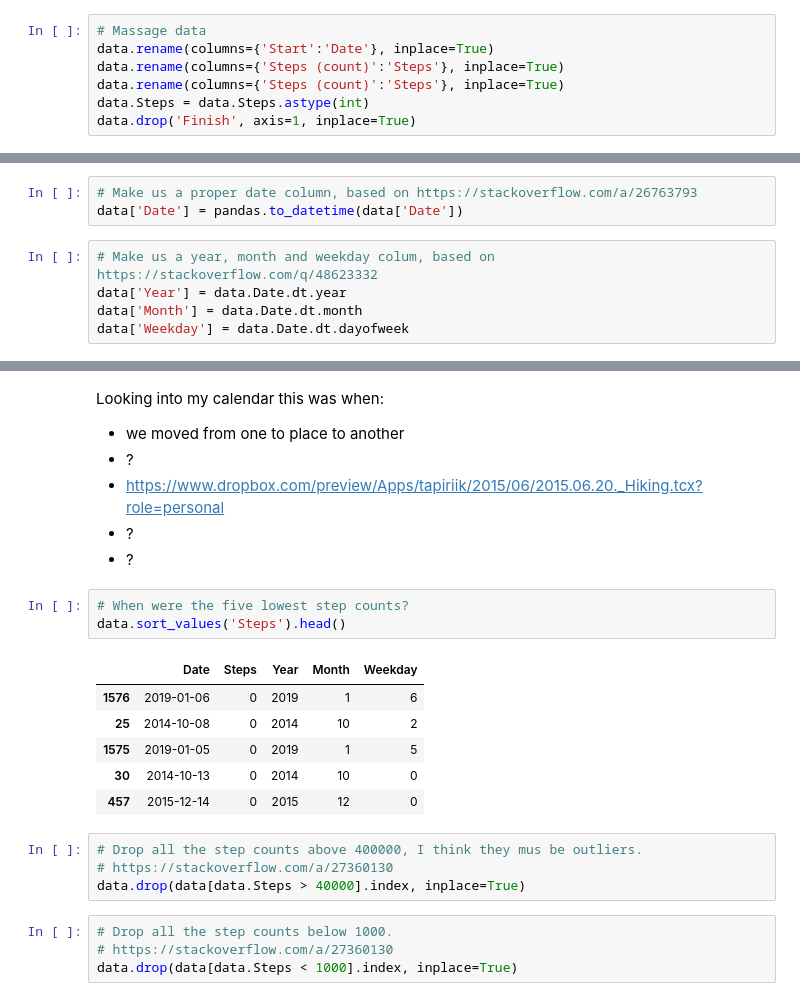
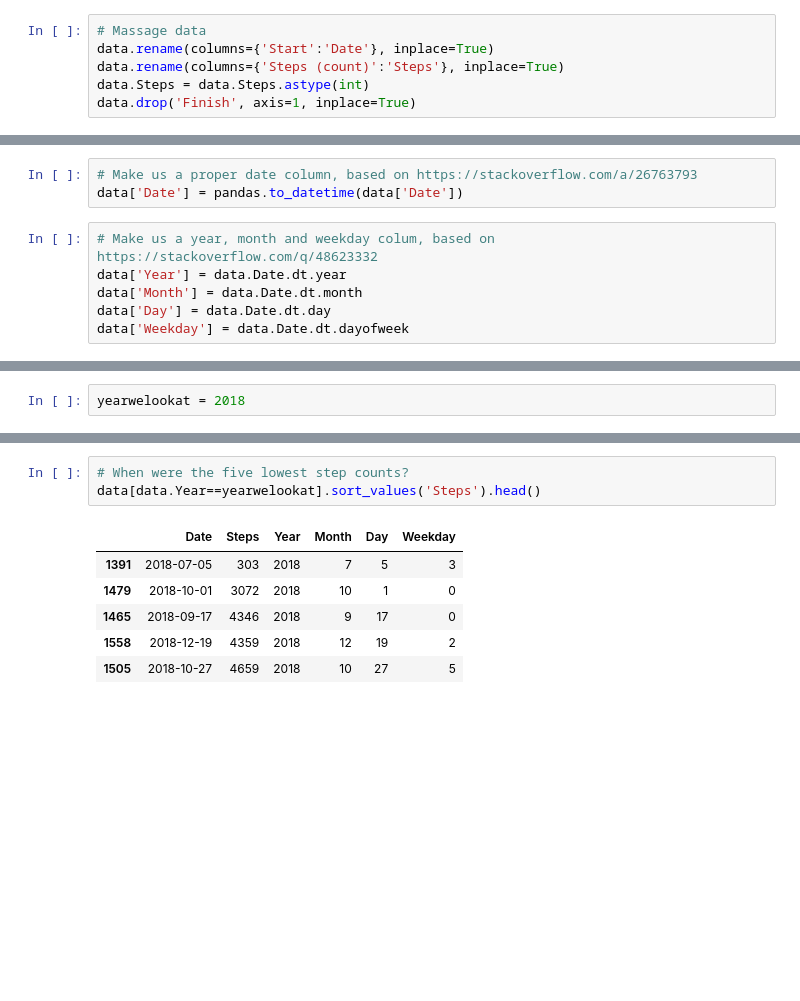
Before and after one commit to habi/steps, a Jupyter notebook: StepData.ipynb, the cells around one changed output, grey strips where cells are left out. Cells and saved outputs as stored; diff of their text form; blank space fills up the shorter version.

```diff
--- a/StepData.ipynb
+++ b/StepData.ipynb
@@ -31,6 +31,5 @@ data.head()
 # Massage data
 data.rename(columns={'Start':'Date'}, inplace=True)
 data.rename(columns={'Steps (count)':'Steps'}, inplace=True)
-data.rename(columns={'Steps (count)':'Steps'}, inplace=True)
 data.Steps = data.Steps.astype(int)
 data.drop('Finish', axis=1, inplace=True)
@@ -41,4 +50,5 @@ data['Date'] = pandas.to_datetime(data['Date'])
 # Make us a year, month and weekday colum, based on https://stackoverflow.com/q/48623332
 data['Year'] = data.Date.dt.year
 data['Month'] = data.Date.dt.month
+data['Day'] = data.Date.dt.day
 data['Weekday'] = data.Date.dt.dayofweek
@@ -54,0 +65,2 @@ data.sample(n=5)
+# %%
+yearwelookat = 2018
@@ -71,28 +102,12 @@ data.sort_values('Steps', ascending=False).head()
-# %% [markdown]
-Looking into my calendar this was when:
-
-- we moved from one to place to another
-- ?
-- https://www.dropbox.com/preview/Apps/tapiriik/2015/06/2015.06.20._Hiking.tcx?role=personal
-- ?
-- ?
 # %%
 # When were the five lowest step counts?
-data.sort_values('Steps').head()
+data[data.Year==yearwelookat].sort_values('Steps').head()
 # %% [output]
-|  | Date | Steps | Year | Month | Weekday |
-| 1576 | 2019-01-06 | 0 | 2019 | 1 | 6 |
-| 25 | 2014-10-08 | 0 | 2014 | 10 | 2 |
-| 1575 | 2019-01-05 | 0 | 2019 | 1 | 5 |
-| 30 | 2014-10-13 | 0 | 2014 | 10 | 0 |
-| 457 | 2015-12-14 | 0 | 2015 | 12 | 0 |
+|  | Date | Steps | Year | Month | Day | Weekday |
+| 1391 | 2018-07-05 | 303 | 2018 | 7 | 5 | 3 |
+| 1479 | 2018-10-01 | 3072 | 2018 | 10 | 1 | 0 |
+| 1465 | 2018-09-17 | 4346 | 2018 | 9 | 17 | 0 |
+| 1558 | 2018-12-19 | 4359 | 2018 | 12 | 19 | 2 |
+| 1505 | 2018-10-27 | 4659 | 2018 | 10 | 27 | 5 |
-# %%
-# Drop all the step counts above 400000, I think they mus be outliers.
-# https://stackoverflow.com/a/27360130
-data.drop(data[data.Steps > 40000].index, inplace=True)
-# %%
-# Drop all the step counts below 1000.
-# https://stackoverflow.com/a/27360130
-data.drop(data[data.Steps < 1000].index, inplace=True)
 # %%
 # Generate us a nice plot title, with help from https://stackoverflow.com/a/32083946/323100
```
Also changed, not shown: parts of 11 cells of this notebook.
